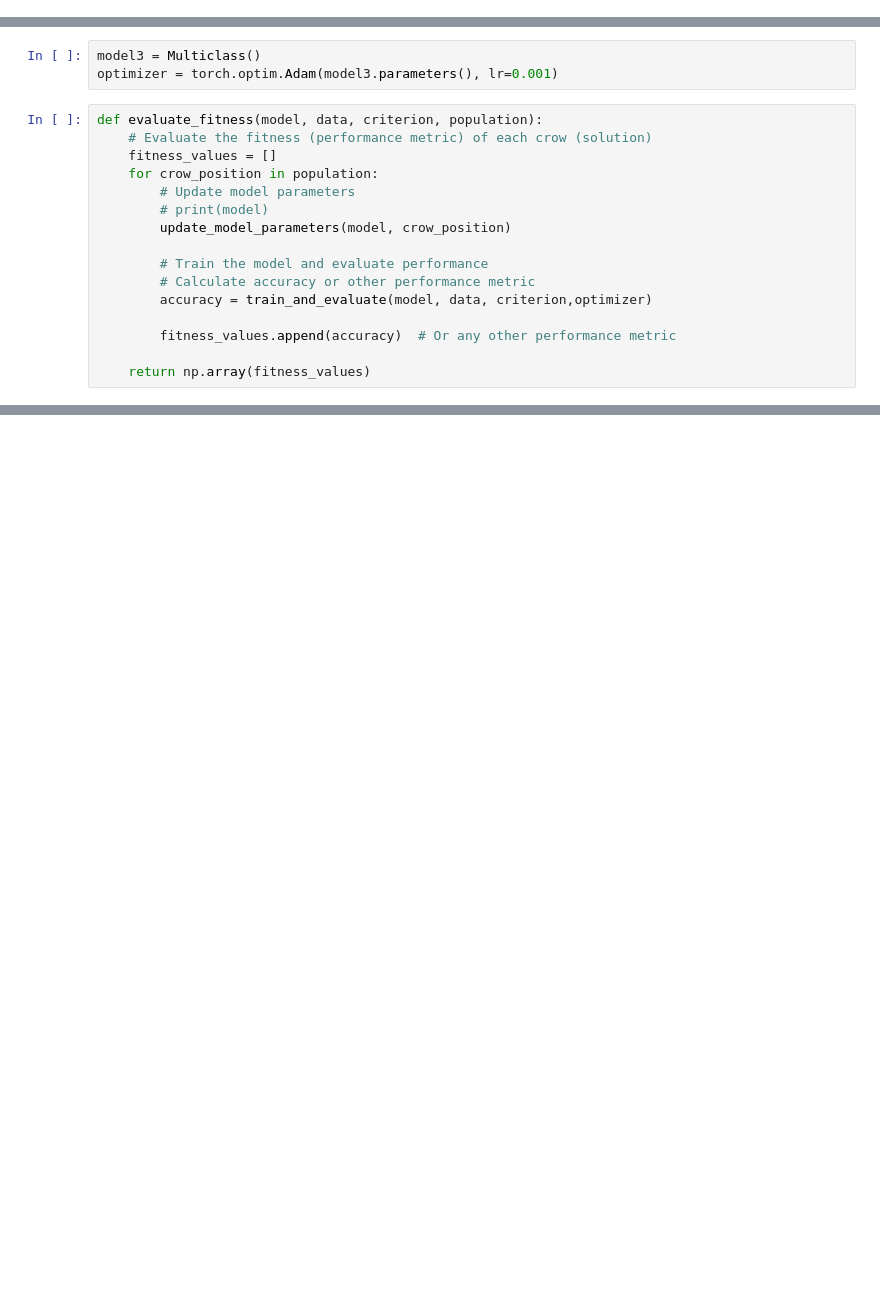
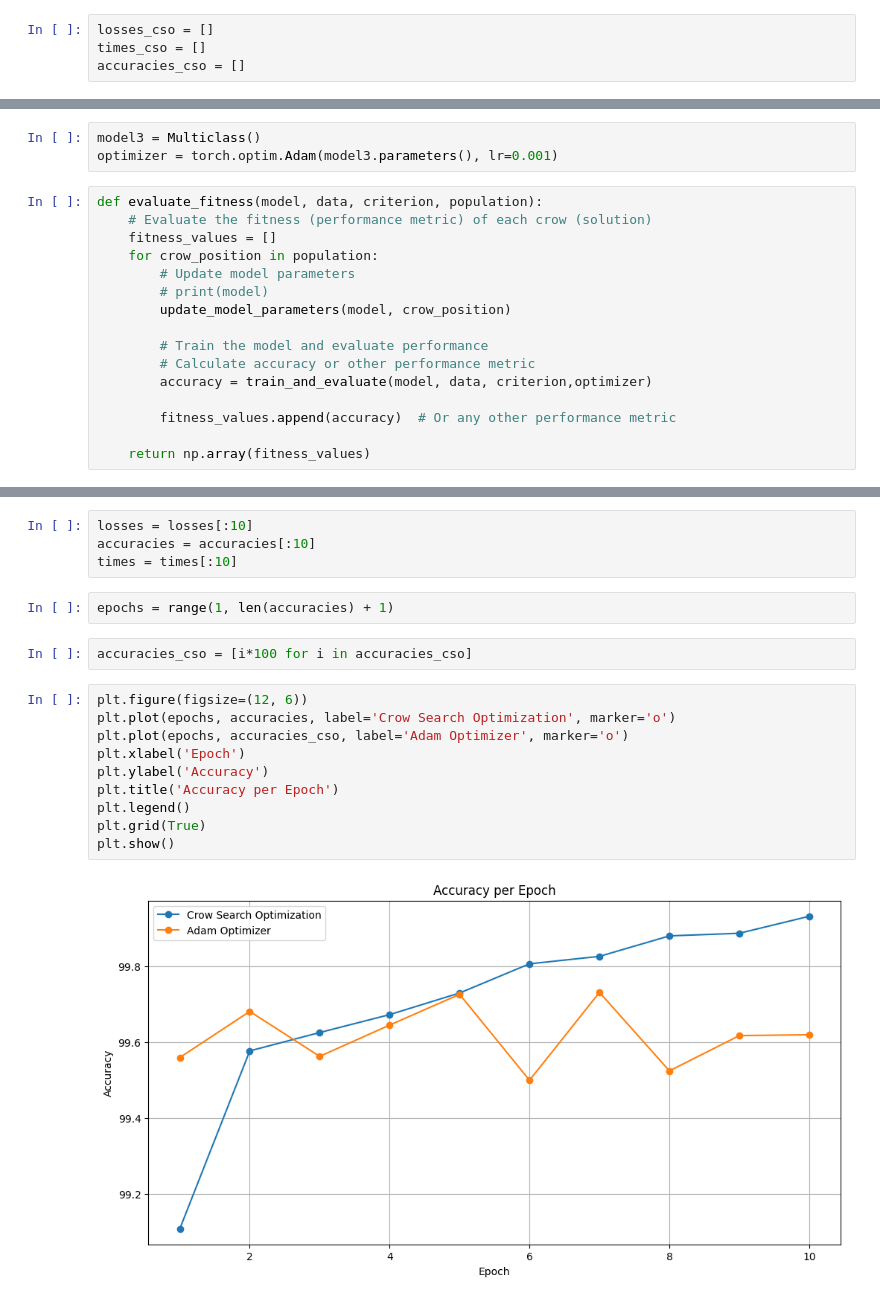
Before and after one commit to Shobhan0304/DDoS_attack_prediction_CNN, a Jupyter notebook: ddos_cnn_new.ipynb, the cells around one changed output, grey strips where cells are left out. Cells and saved outputs as stored; diff of their text form; blank space fills up the shorter version.

```diff
--- a/ddos_cnn_new.ipynb
+++ b/ddos_cnn_new.ipynb
@@ -898,0 +805,4 @@ def train_and_evaluate(model, data_loader, criterion, optimizer):
+# %%
+losses_cso = []
+times_cso = []
+accuracies_cso = []
@@ -945,0 +948,20 @@ data_loader = DataLoader(dataset, batch_size=128, shuffle=True)
+# %%
+losses = losses[:10]
+accuracies = accuracies[:10]
+times = times[:10]
+# %%
+epochs = range(1, len(accuracies) + 1)
+# %%
+accuracies_cso = [i*100 for i in accuracies_cso]
+# %%
+plt.figure(figsize=(12, 6))
+plt.plot(epochs, accuracies, label='Crow Search Optimization', marker='o')
+plt.plot(epochs, accuracies_cso, label='Adam Optimizer', marker='o')
+plt.xlabel('Epoch')
+plt.ylabel('Accuracy')
+plt.title('Accuracy per Epoch')
+plt.legend()
+plt.grid(True)
+plt.show()
+# %% [output]
+[figure, added]
```
Also changed, not shown: parts of 66 cells of this notebook.
